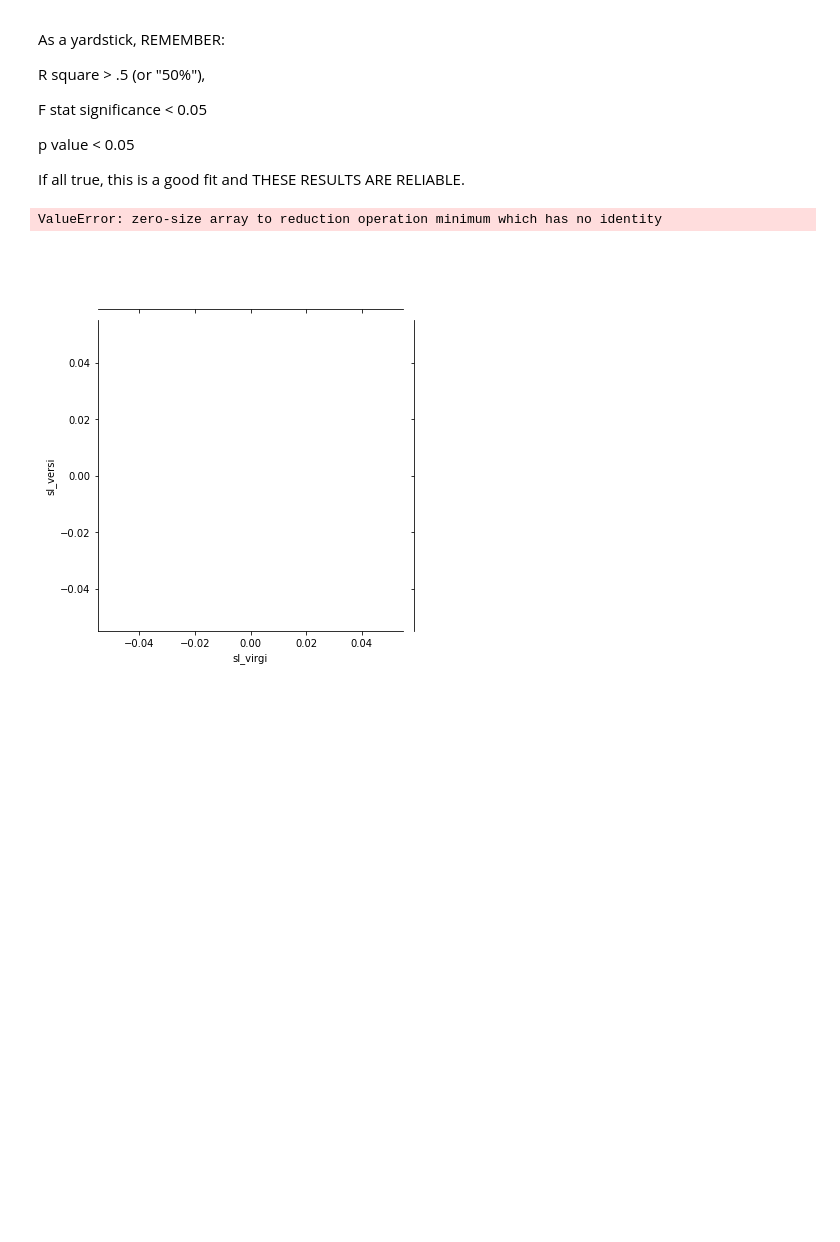
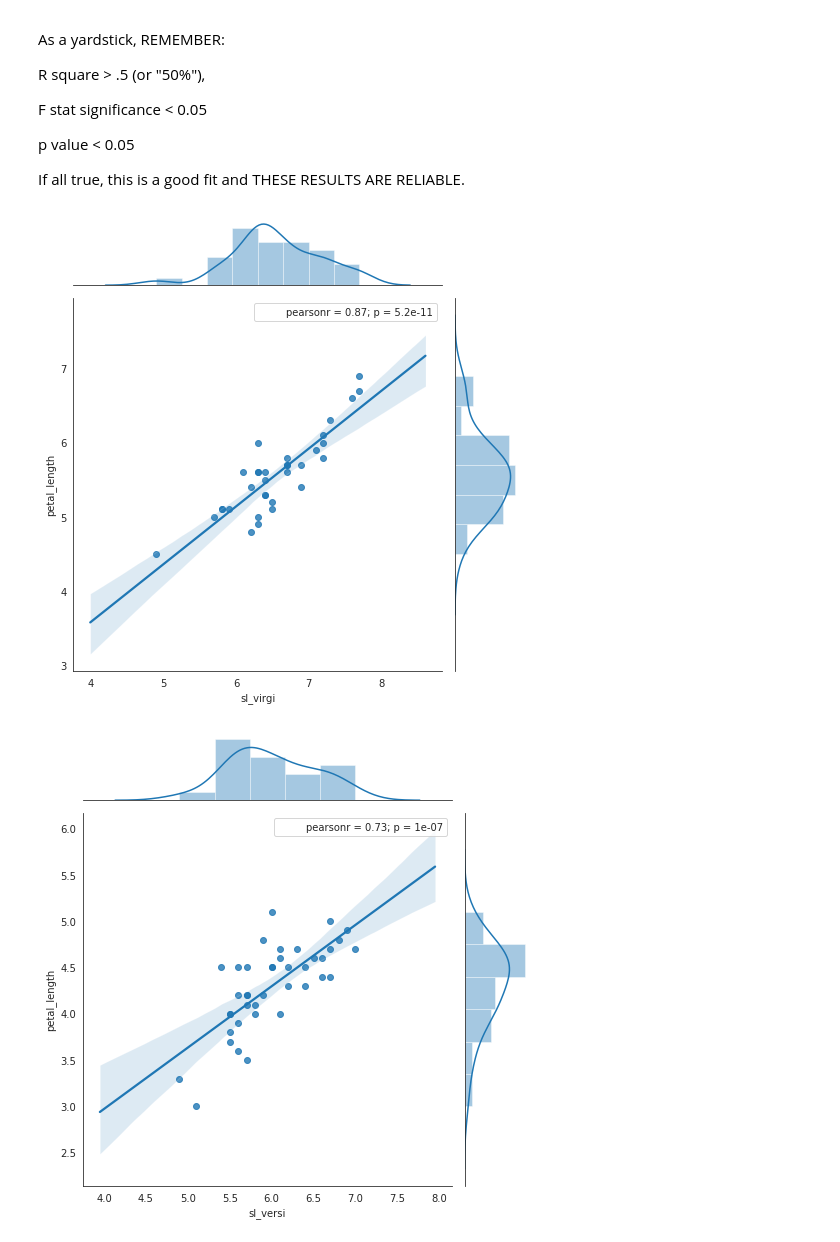
Before and after one commit to HackneyChad/ds-methodologies-exercises, a Jupyter notebook: classification/explore.ipynb, the cells around one changed output. Saved outputs shown, nothing was run; the diff lists cells and outputs as text; code cells hidden in the pictures; blank space fills up the shorter version.

```diff
--- a/classification/explore.ipynb
+++ b/classification/explore.ipynb
@@ -342,15 +364,16 @@ plt.show()
 # %% [output]
 [figure]
 # %%
-plt.figure(figsize=(8,4))
-for i, col in enumerate([
-'sl_virgi',
-'sl_versi',
-'sepal_length'
-]):
+plt.figure(figsize=(10,10))
+for i, col in enumerate(['sl_virgi',
+                         'sl_versi',
+                         'petal_length',
+                         'petal_width',
+                         'sepal_length'
+                        ]):
     plot_number = i + 1
     series = train[col]
-    plt.subplot(1, 3, plot_number)
+    plt.subplot(2, 3, plot_number)
     plt.title(col)
     series.plot.box() #logy=True
 # %% [output]
@@ -358,4 +380,0 @@ for i, col in enumerate([
-# %%
-j = sns.jointplot('sepal_length', 'species_encode', data=train, kind='reg')
-j.annotate(stats.pearsonr)
-plt.show()
@@ -378,9 +401,16 @@ p value < 0.05
 
 If all true, this is a good fit and THESE RESULTS ARE RELIABLE.
 # %%
-j = sns.jointplot('sl_virgi', 'sl_versi', data=train, kind='reg')
-j.annotate(stats.pearsonr)
+for i, col in enumerate([
+'sl_virgi',
+'sl_versi'
+]):
+    with sns.axes_style('white'):
+            plot_number = i + 1
+            series = train[col]
+            j = sns.jointplot(train[col], 'petal_length', data=train, kind='reg', height=7)
+            j.annotate(stats.pearsonr)
 plt.show()
 # %% [output]
-ValueError: zero-size array to reduction operation minimum which has no identity
-[figure, old version]
+[figure, new version]
+[figure, added]
```
Also changed, not shown: parts of 21 cells of this notebook.
